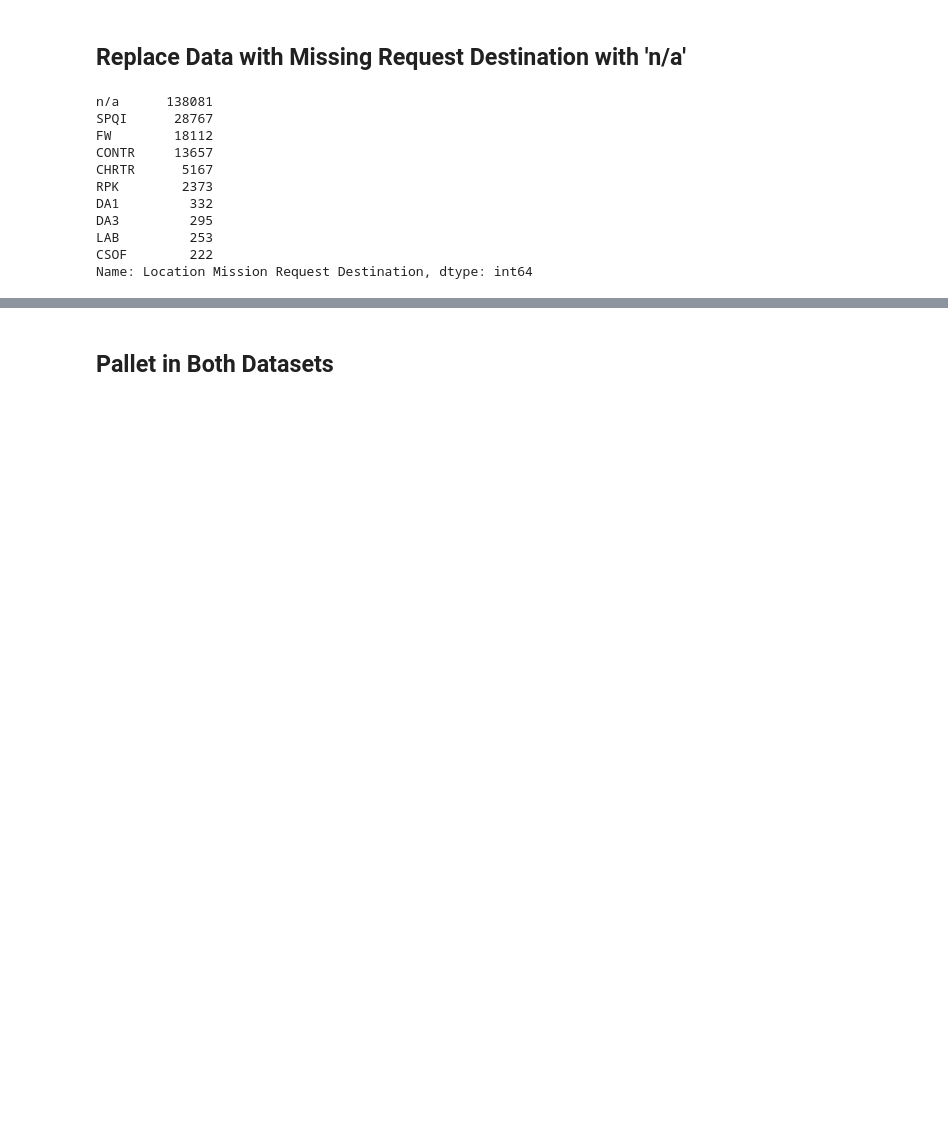
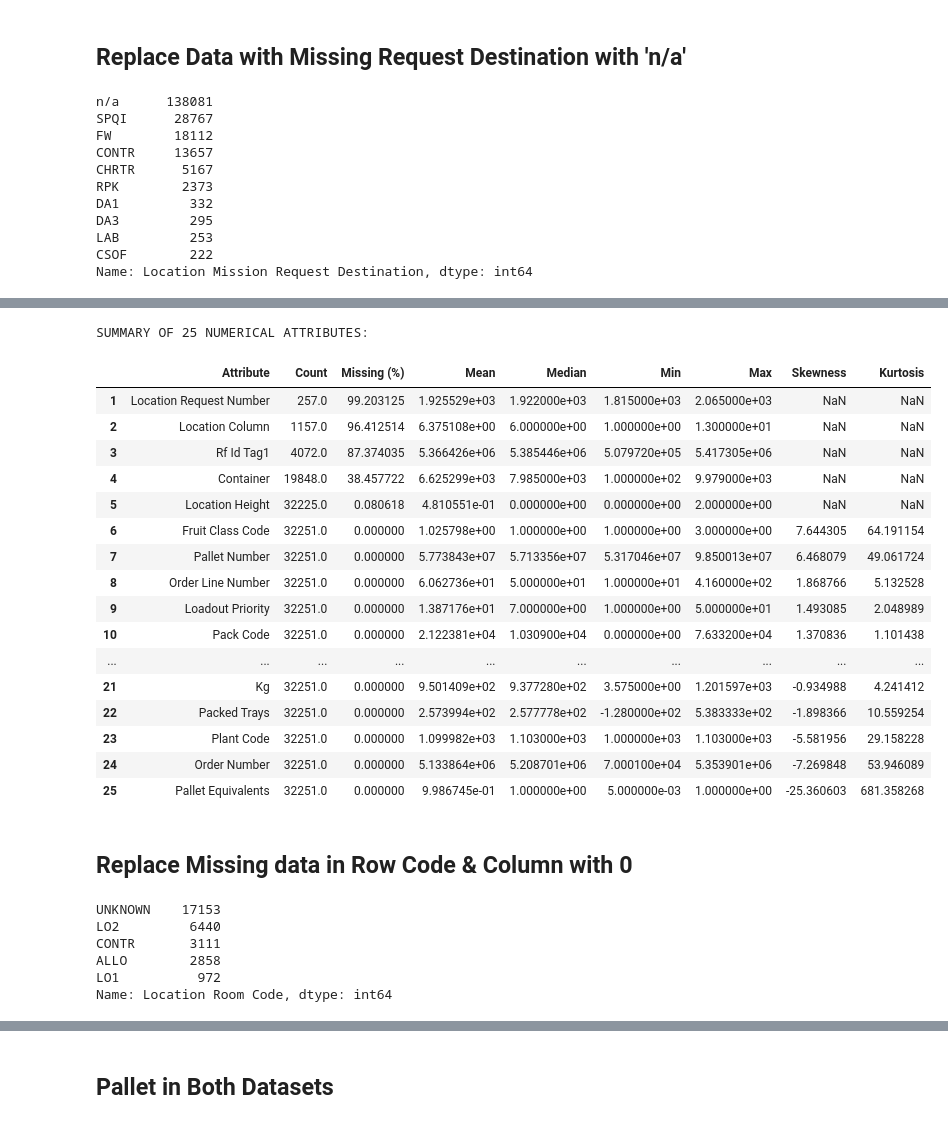
Before and after one commit to nanchin/Optimizing-Inventory-Goods-Movement, a Jupyter notebook: Week_2.ipynb, the cells around one changed output, grey strips where cells are left out. Saved outputs shown, nothing was run; the diff lists cells and outputs as text; code cells hidden in the pictures; blank space fills up the shorter version.

```diff
--- a/Week_2.ipynb
+++ b/Week_2.ipynb
@@ -1067,0 +1162,23 @@ SUMMARY OF 33 NON-NUMERICAL ATTRIBUTES:
+# %%
+summary_numerical(dispatched)
+# %% [output]
+SUMMARY OF 25 NUMERICAL ATTRIBUTES:
+|  | Attribute | Count | Missing (%) | Mean | Median | Min | Max | Skewness | Kurtosis |
+| 1 | Location Request Number | 257.0 | 99.203125 | 1.925529e+03 | 1.922000e+03 | 1.815000e+03 | 2.065000e+03 | NaN | NaN |
+| 2 | Location Column | 1157.0 | 96.412514 | 6.375108e+00 | 6.000000e+00 | 1.000000e+00 | 1.300000e+01 | NaN | NaN |
+| 3 | Rf Id Tag1 | 4072.0 | 87.374035 | 5.366426e+06 | 5.385446e+06 | 5.079720e+05 | 5.417305e+06 | NaN | NaN |
+| 4 | Container | 19848.0 | 38.457722 | 6.625299e+03 | 7.985000e+03 | 1.000000e+02 | 9.979000e+03 | NaN | NaN |
+| 5 | Location Height | 32225.0 | 0.080618 | 4.810551e-01 | 0.000000e+00 | 0.000000e+00 | 2.000000e+00 | NaN | NaN |
+| 6 | Fruit Class Code | 32251.0 | 0.000000 | 1.025798e+00 | 1.000000e+00 | 1.000000e+00 | 3.000000e+00 | 7.644305 | 64.191154 |
+| 7 | Pallet Number | 32251.0 | 0.000000 | 5.773843e+07 | 5.713356e+07 | 5.317046e+07 | 9.850013e+07 | 6.468079 | 49.061724 |
+| 8 | Order Line Number | 32251.0 | 0.000000 | 6.062736e+01 | 5.000000e+01 | 1.000000e+01 | 4.160000e+02 | 1.868766 | 5.132528 |
+| 9 | Loadout Priority | 32251.0 | 0.000000 | 1.387176e+01 | 7.000000e+00 | 1.000000e+00 | 5.000000e+01 | 1.493085 | 2.048989 |
+| 10 | Pack Code | 32251.0 | 0.000000 | 2.122381e+04 | 1.030900e+04 | 0.000000e+00 | 7.633200e+04 | 1.370836 | 1.101438 |
+| ... | ... | ... | ... | ... | ... | ... | ... | ... | ... |
+| 21 | Kg | 32251.0 | 0.000000 | 9.501409e+02 | 9.377280e+02 | 3.575000e+00 | 1.201597e+03 | -0.934988 | 4.241412 |
+| 22 | Packed Trays | 32251.0 | 0.000000 | 2.573994e+02 | 2.577778e+02 | -1.280000e+02 | 5.383333e+02 | -1.898366 | 10.559254 |
+| 23 | Plant Code | 32251.0 | 0.000000 | 1.099982e+03 | 1.103000e+03 | 1.000000e+03 | 1.103000e+03 | -5.581956 | 29.158228 |
+| 24 | Order Number | 32251.0 | 0.000000 | 5.133864e+06 | 5.208701e+06 | 7.000100e+04 | 5.353901e+06 | -7.269848 | 53.946089 |
+| 25 | Pallet Equivalents | 32251.0 | 0.000000 | 9.986745e-01 | 1.000000e+00 | 5.000000e-03 | 1.000000e+00 | -25.360603 | 681.358268 |
+# %% [markdown]
+## Replace Missing data in Row Code & Column with 0
@@ -1067,0 +1187,9 @@ SUMMARY OF 33 NON-NUMERICAL ATTRIBUTES:
+# %%
+dispatched[dispatched['Location Row Code'].isna()]['Location Room Code'].value_counts().head()
+# %% [output]
+UNKNOWN    17153
+LO2         6440
+CONTR       3111
+ALLO        2858
+LO1          972
+Name: Location Room Code, dtype: int64
```
Also changed, not shown: parts of 44 cells of this notebook.
